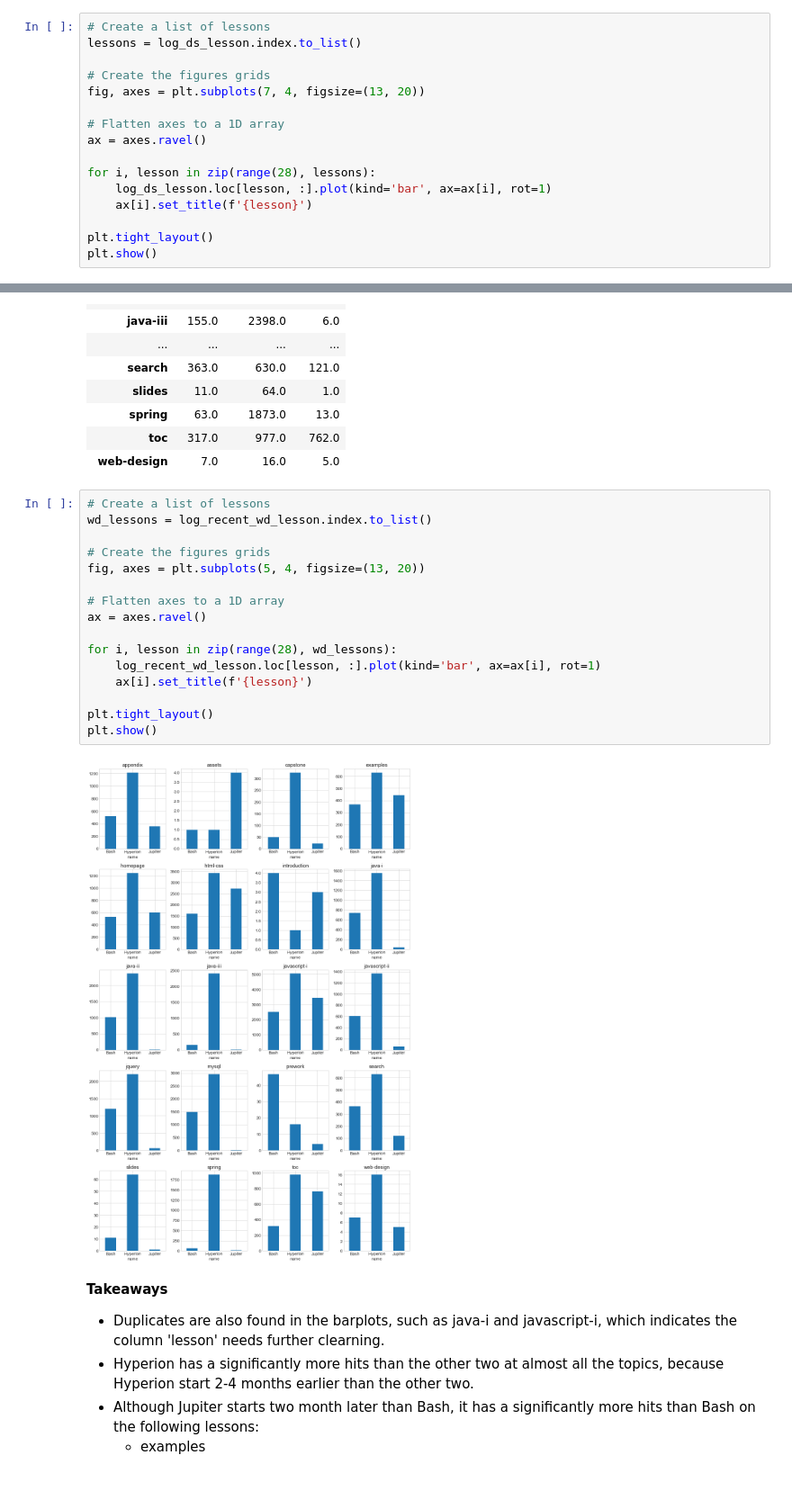
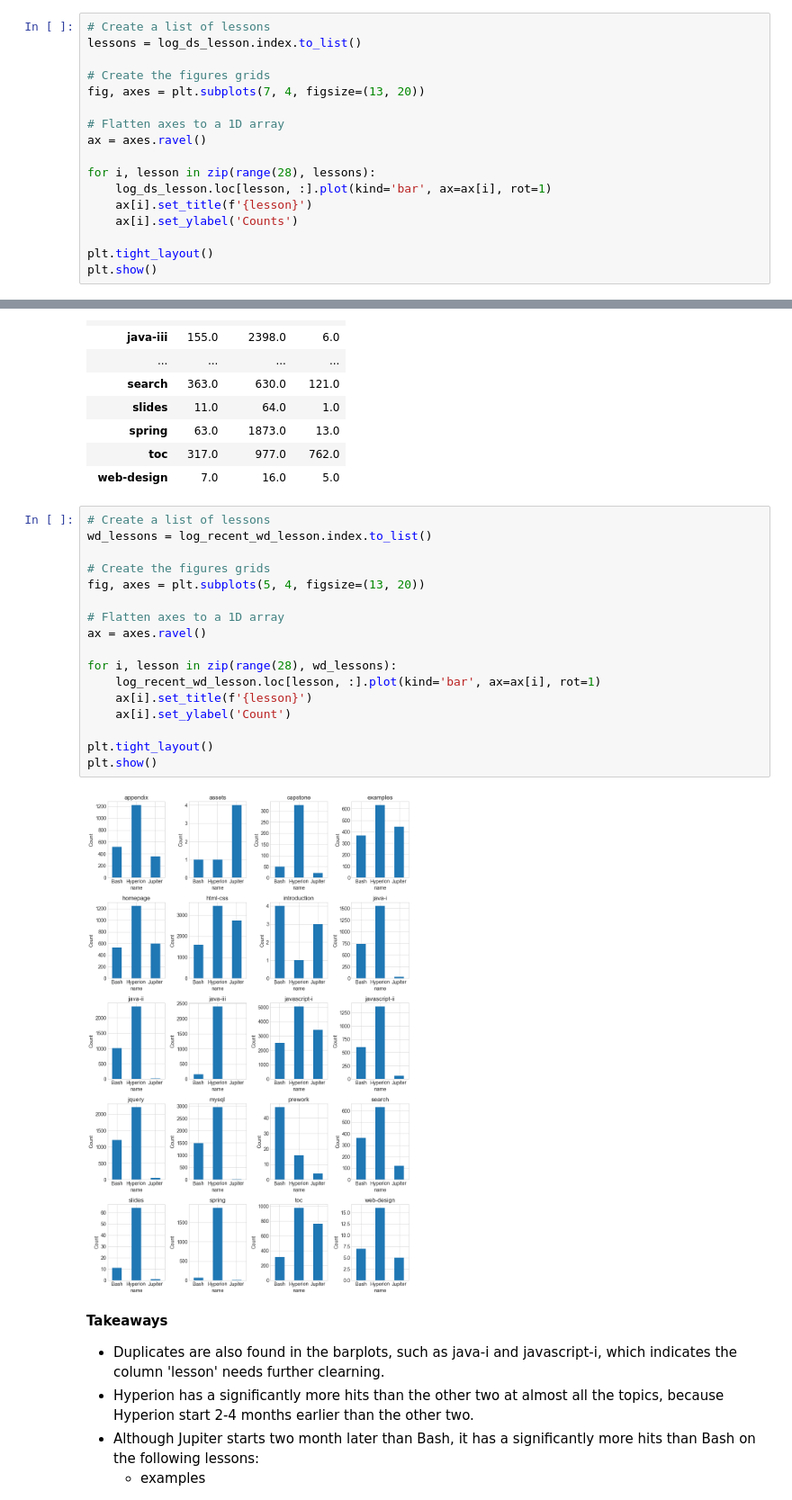
Before and after one commit to Yongliang-Shi/Anomaly-Detection-in-the-Curriculum-Access-Log, a Jupyter notebook: explore_log.ipynb, the cells around one changed output, grey strips where cells are left out. Shown at 90% size. Saved outputs shown, nothing was run; the diff lists cells and outputs as text.

Commit message:
add ylabels to all the viz

```diff
--- a/explore_log.ipynb
+++ b/explore_log.ipynb
@@ -189,6 +192,7 @@ ax = axes.ravel()
 for i, lesson in zip(range(28), lessons):
     log_ds_lesson.loc[lesson, :].plot(kind='bar', ax=ax[i], rot=1)
     ax[i].set_title(f'{lesson}')
+    ax[i].set_ylabel('Counts')
 
 plt.tight_layout()
 plt.show()
@@ -267,21 +272,22 @@ log_recent_wd_lesson
 # %%
 # Create a list of lessons
 wd_lessons = log_recent_wd_lesson.index.to_list()
 
 # Create the figures grids
 fig, axes = plt.subplots(5, 4, figsize=(13, 20))
 
 # Flatten axes to a 1D array
 ax = axes.ravel()
 
 for i, lesson in zip(range(28), wd_lessons):
     log_recent_wd_lesson.loc[lesson, :].plot(kind='bar', ax=ax[i], rot=1)
     ax[i].set_title(f'{lesson}')
+    ax[i].set_ylabel('Count')
 
 plt.tight_layout()
 plt.show()
 # %% [output]
-[figure, old version]
+[figure, new version]
 # %% [markdown]
 **Takeaways**
 - Duplicates are also found in the barplots, such as java-i and javascript-i, which indicates the column 'lesson' needs further clearning.
```
Also changed, not shown: parts of 10 cells of this notebook.
